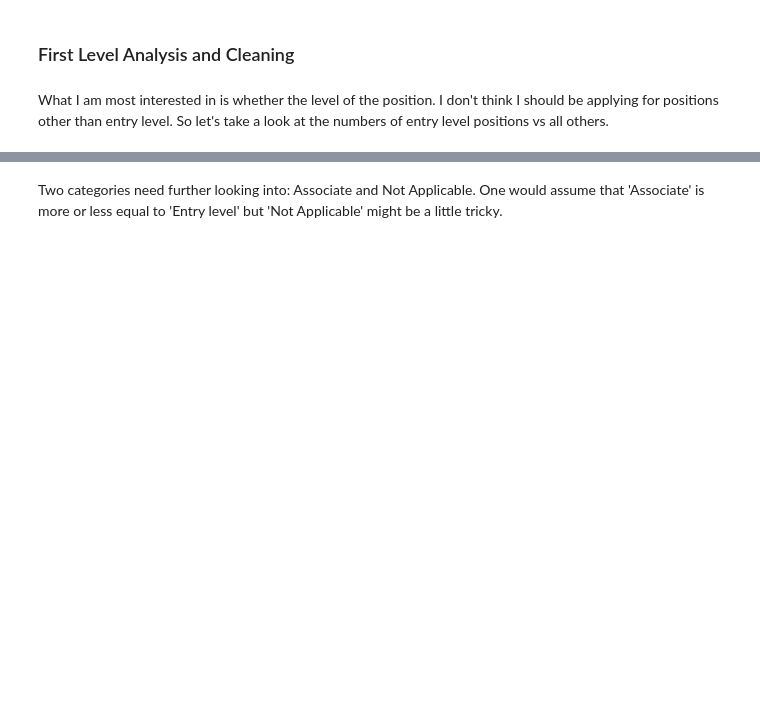
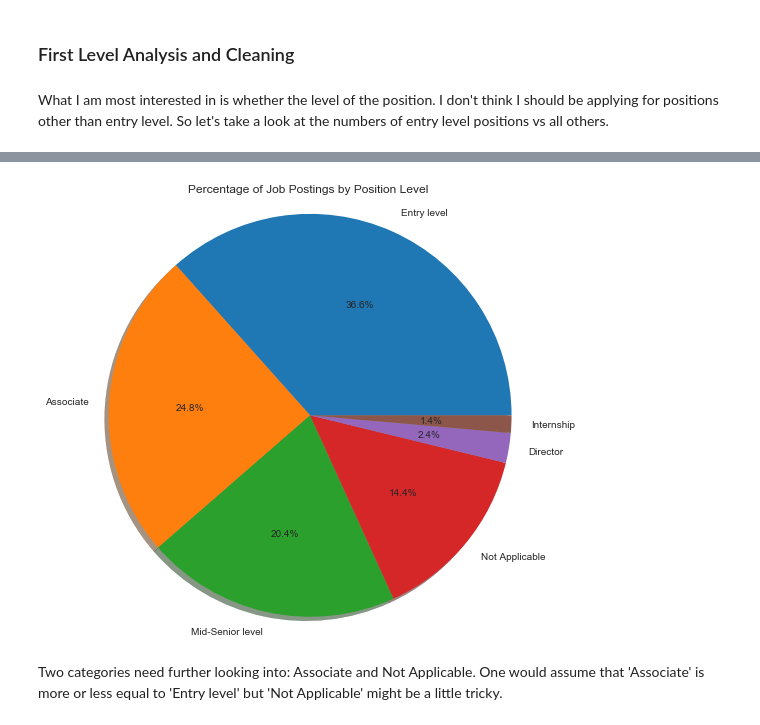
Before and after one commit to 26Jinx/SieveJobs, a Jupyter notebook: LinkedIn_Jobs_Data.ipynb, the cells around one changed output, grey strips where cells are left out. Drawn from its saved outputs; the diff is of its cells as text; code cells hidden in the pictures; blank space fills up the shorter version.

Commit message:
adding pie chart

```diff
--- a/LinkedIn_Jobs_Data.ipynb
+++ b/LinkedIn_Jobs_Data.ipynb
@@ -188,0 +179,3 @@ Name: level, dtype: int64
+# %%
+lvl_cts = df['level'].value_counts()
+print(lvl_cts)
@@ -189,3 +190,18 @@ Name: level, dtype: int64
+# %%
+import matplotlib.pyplot as plt
+
+# let's make a pie chart
+labels = lvl_cts.index.tolist()
+sizes = lvl_cts.tolist()
+
+f, ax = plt.subplots(figsize=(8, 8))
+ax.pie(sizes, labels=labels, autopct='%1.1f%%', shadow=True)
+ax.axis('equal')
+
+plt.title('Percentage of Job Postings by Position Level')
+plt.show()
+# %% [output]
+[figure, added]
 # %% [markdown]
 Two categories need further looking into: Associate and Not Applicable. One would assume that 'Associate' is more or less equal to 'Entry level' but 'Not Applicable' might be a little tricky.
 # %%
```
Also changed, not shown: parts of 9 cells of this notebook.
